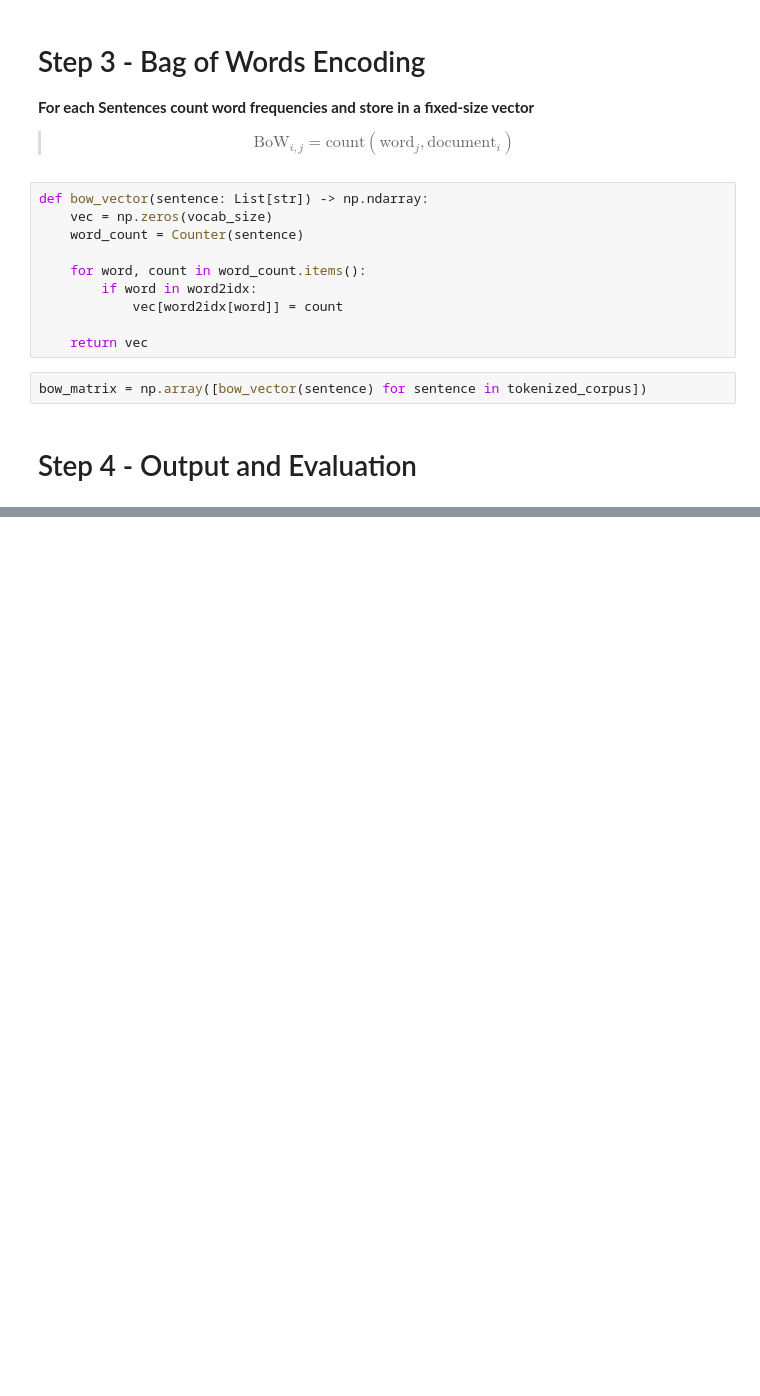
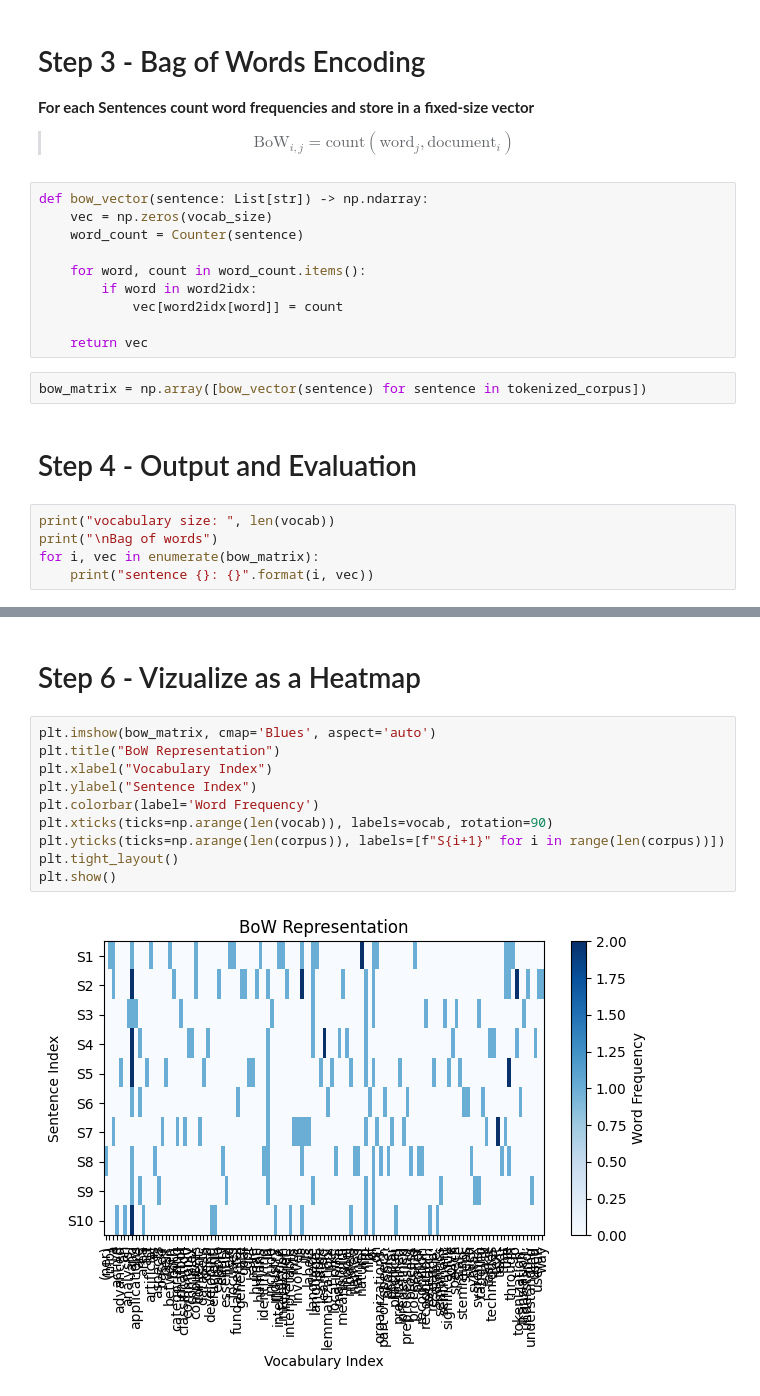
Before and after one commit to raghulchandramouli/LLM101, a Jupyter notebook: Representations/BagOfWords.ipynb, the cells around one changed output, grey strips where cells are left out. Cells and saved outputs as stored; diff of their text form; blank space fills up the shorter version.

Commit message:
BoW Vizualized as Heatmap

```diff
--- a/Representations/BagOfWords.ipynb
+++ b/Representations/BagOfWords.ipynb
@@ -63,3 +63,8 @@ def bow_vector(sentence: List[str]) -> np.ndarray:
 bow_matrix = np.array([bow_vector(sentence) for sentence in tokenized_corpus])
 # %% [markdown]
 # Step 4 - Output and Evaluation
+# %%
+print("vocabulary size: ", len(vocab))
+print("\nBag of words")
+for i, vec in enumerate(bow_matrix):
+    print("sentence {}: {}".format(i, vec))
@@ -65,0 +118,14 @@ bow_matrix = np.array([bow_vector(sentence) for sentence in tokenized_corpus])
+# %% [markdown]
+# Step 6 - Vizualize as a Heatmap
+# %%
+plt.imshow(bow_matrix, cmap='Blues', aspect='auto')
+plt.title("BoW Representation")
+plt.xlabel("Vocabulary Index")
+plt.ylabel("Sentence Index")
+plt.colorbar(label='Word Frequency')
+plt.xticks(ticks=np.arange(len(vocab)), labels=vocab, rotation=90)
+plt.yticks(ticks=np.arange(len(corpus)), labels=[f"S{i+1}" for i in range(len(corpus))])
+plt.tight_layout()
+plt.show()
+# %% [output]
+[figure, added]
```
Also changed, not shown: parts of 1 cell of this notebook.
